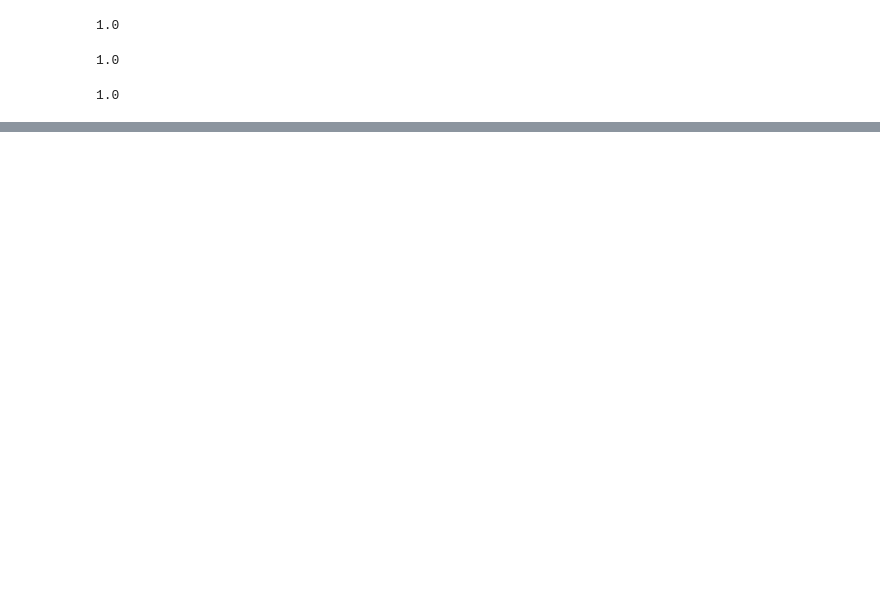
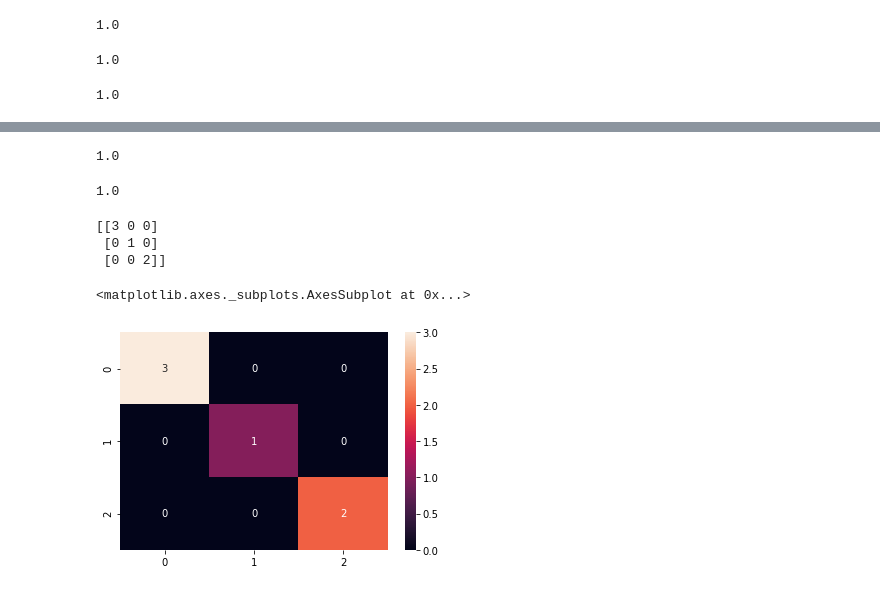
Before and after one commit to ShyamKumarChand/Collection-of-data, a Jupyter notebook: TopicDataset.ipynb, the cells around one changed output, grey strips where cells are left out. Cells and saved outputs as stored; diff of their text form; code cells hidden in the pictures; blank space fills up the shorter version.

```diff
--- a/TopicDataset.ipynb
+++ b/TopicDataset.ipynb
@@ -509,0 +514,10 @@ sns.heatmap(cm,annot=True)
+# %%
+Train_Score = etc.score(x_train,y_train)
+Train_Score
+# %% [output]
+1.0
+# %%
+Test_Score = etc.score(x_test,y_test)
+Test_Score
+# %% [output]
+1.0
@@ -510,3 +526,13 @@ sns.heatmap(cm,annot=True)
+# %%
+cm = confusion_matrix(y_test,etc_pred)
+print(cm)
+sns.heatmap(cm,annot=True)
+# %% [output]
+[[3 0 0]
+ [0 1 0]
+ [0 0 2]]
+<matplotlib.axes._subplots.AxesSubplot at 0x...>
+[figure, added]
 # %%
 df = pd.DataFrame({'Logistic_pred':Lr_pred,
                   'knn_prediction':knn_predict,
```
Also changed, not shown: parts of 31 cells of this notebook.
